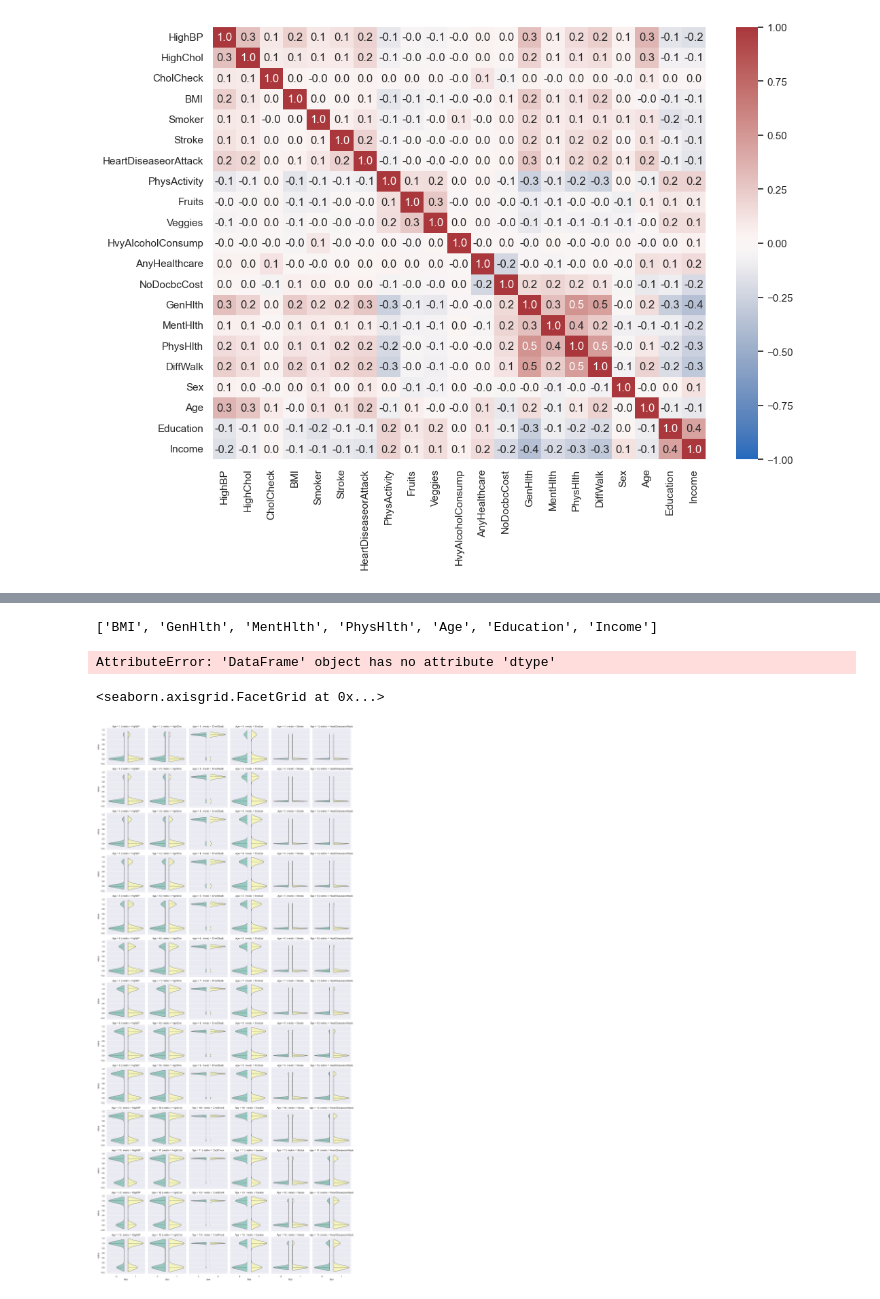
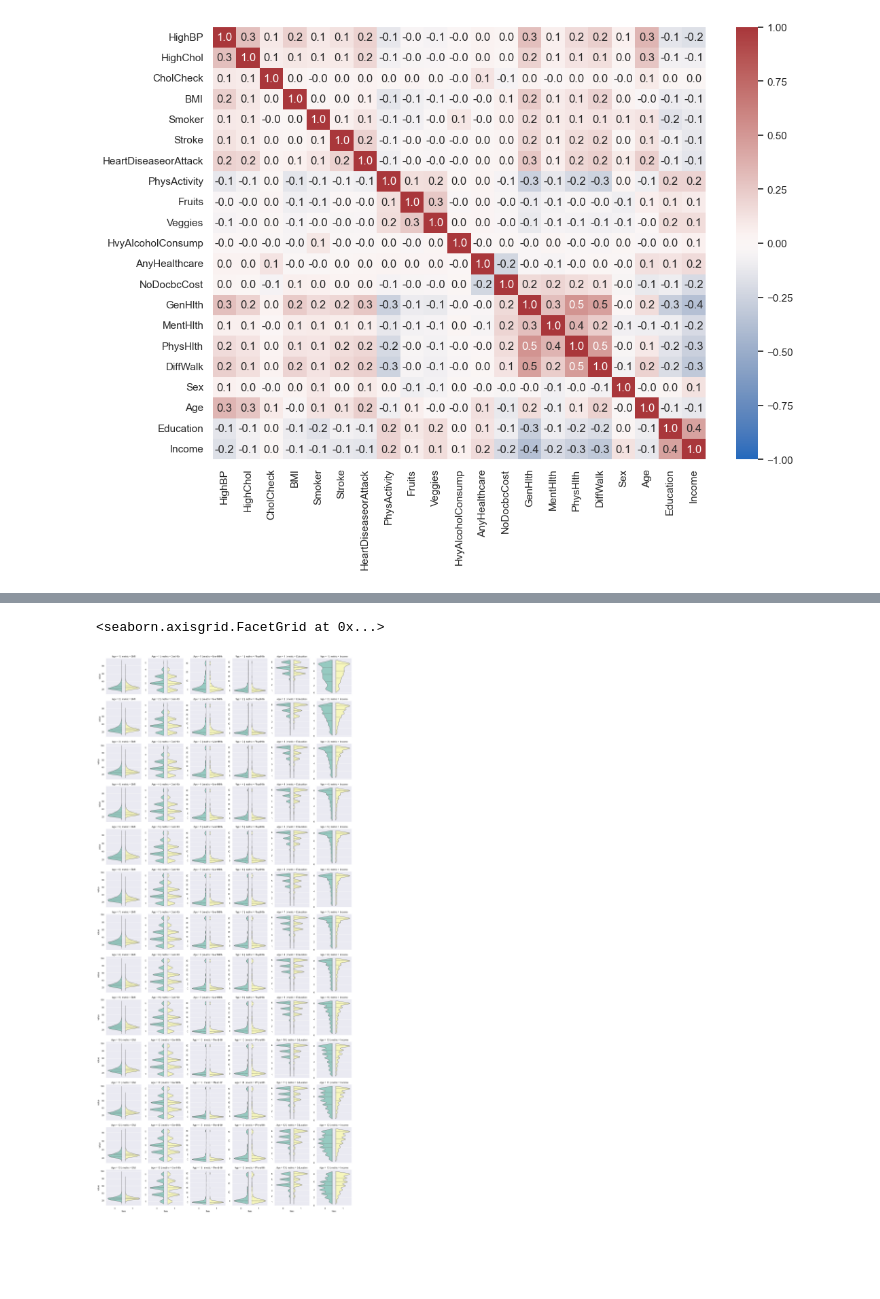
Before and after one commit to PavanKB/PS_1, a Jupyter notebook: assignment_1.ipynb, the cells around one changed output, grey strips where cells are left out. Drawn from its saved outputs; the diff is of its cells as text; code cells hidden in the pictures; blank space fills up the shorter version.

```diff
--- a/assignment_1.ipynb
+++ b/assignment_1.ipynb
@@ -162,27 +157,23 @@ sns.violinplot(X_eda[int_cols])
-# %%
-int_cols.tolist()
-# %% [output]
-['BMI', 'GenHlth', 'MentHlth', 'PhysHlth', 'Age', 'Education', 'Income']
 # %%
-cols = ['Age', 'Sex'] + int_cols.tolist()
-X_int_melt = X_eda[cols].melt(id_vars=['Age', 'Sex'],
-                              var_name='metric')
+X_melt = X_eda.melt(id_vars=['Age', 'Sex'],
+                    var_name='metric')
-# %% [output]
-AttributeError: 'DataFrame' object has no attribute 'dtype'
+# %%
+
+X_int_melt = X_melt.query('metric in @int_cols')
 # %%
 
 def _violinplot(x, y, hue,  **kwargs):
     """
     https://stackoverflow.com/a/44035405/6931113
 
     x: pd.series
     """
     sns.violinplot(x=x, y=y, hue=hue, **kwargs)
 
-g = sns.FacetGrid(X_int_melt, row="Age", col='metric')
+g = sns.FacetGrid(X_int_melt, row="Age", col='metric', sharey=False)
 g.map(_violinplot, 'Sex',  "value", 'Sex', split=True, inner="quart", palette="Set3", order=[0, 1], legend=True)
 # %% [output]
 <seaborn.axisgrid.FacetGrid at 0x...>
-[figure, old version]
+[figure, new version]
 # %%
 cols = ['Age', 'Sex'] + bin_cols.tolist()
```
Also changed, not shown: parts of 4 cells of this notebook.
